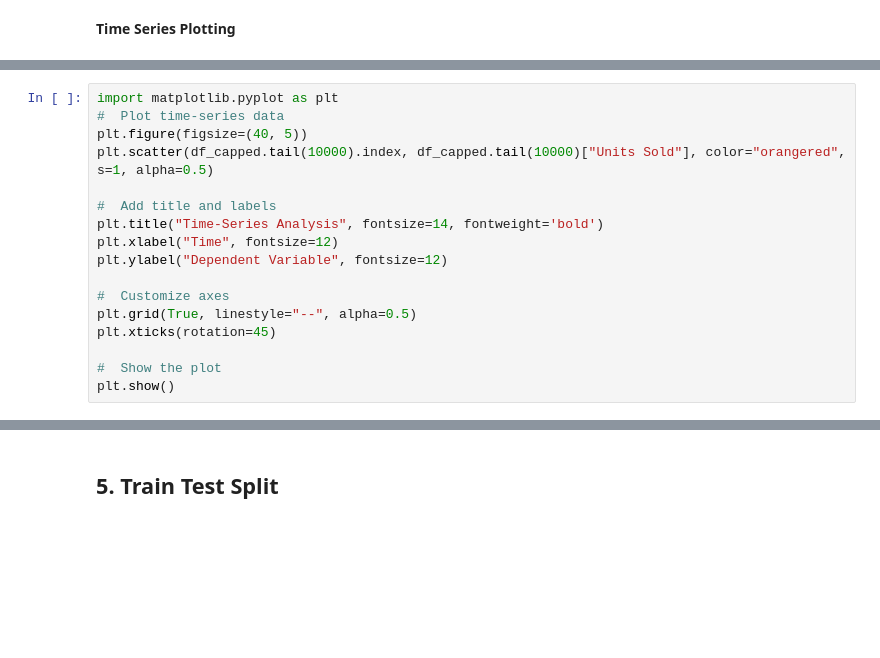
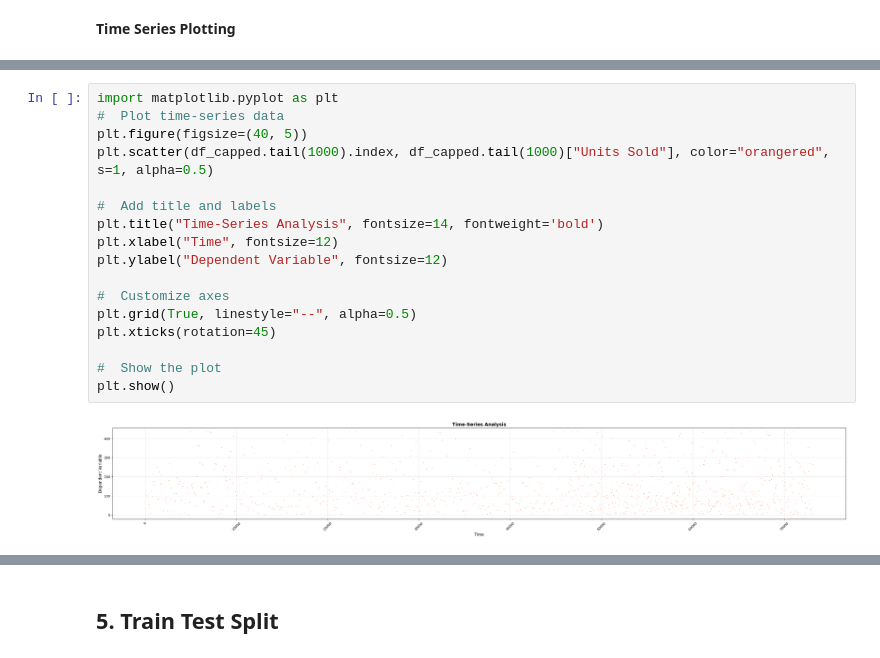
Before and after one commit to sanjana514/Research_Paper, a Jupyter notebook: Retail_Store_Inventory_Forecasting_Dataset.ipynb, the cells around one changed output, grey strips where cells are left out. Drawn from its saved outputs; the diff is of its cells as text; blank space fills up the shorter version.

```diff
--- a/Retail_Store_Inventory_Forecasting_Dataset.ipynb
+++ b/Retail_Store_Inventory_Forecasting_Dataset.ipynb
@@ -1239,20 +934,22 @@ plt.show()
 # %%
 import matplotlib.pyplot as plt
 #  Plot time-series data
 plt.figure(figsize=(40, 5))
-plt.scatter(df_capped.tail(10000).index, df_capped.tail(10000)["Units Sold"], color="orangered", s=1, alpha=0.5)
+plt.scatter(df_capped.tail(1000).index, df_capped.tail(1000)["Units Sold"], color="orangered", s=1, alpha=0.5)
 
 #  Add title and labels
 plt.title("Time-Series Analysis", fontsize=14, fontweight='bold')
 plt.xlabel("Time", fontsize=12)
 plt.ylabel("Dependent Variable", fontsize=12)
 
 #  Customize axes
 plt.grid(True, linestyle="--", alpha=0.5)
 plt.xticks(rotation=45)
 
 #  Show the plot
 plt.show()
+# %% [output]
+[figure, added]
 # %%
 import matplotlib.pyplot as plt
 #  Plot time-series data
```
Also changed, not shown: parts of 62 cells of this notebook.
